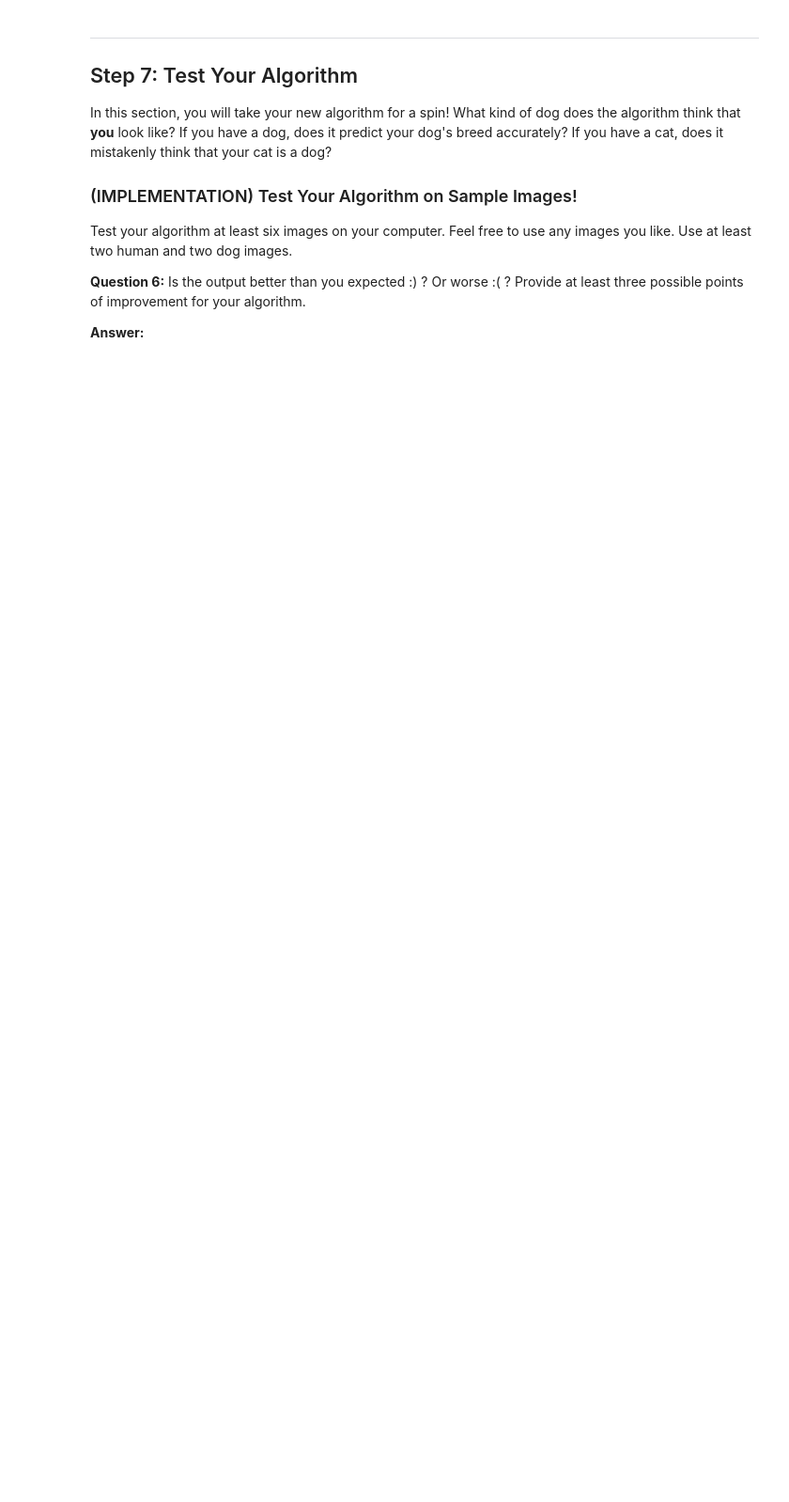
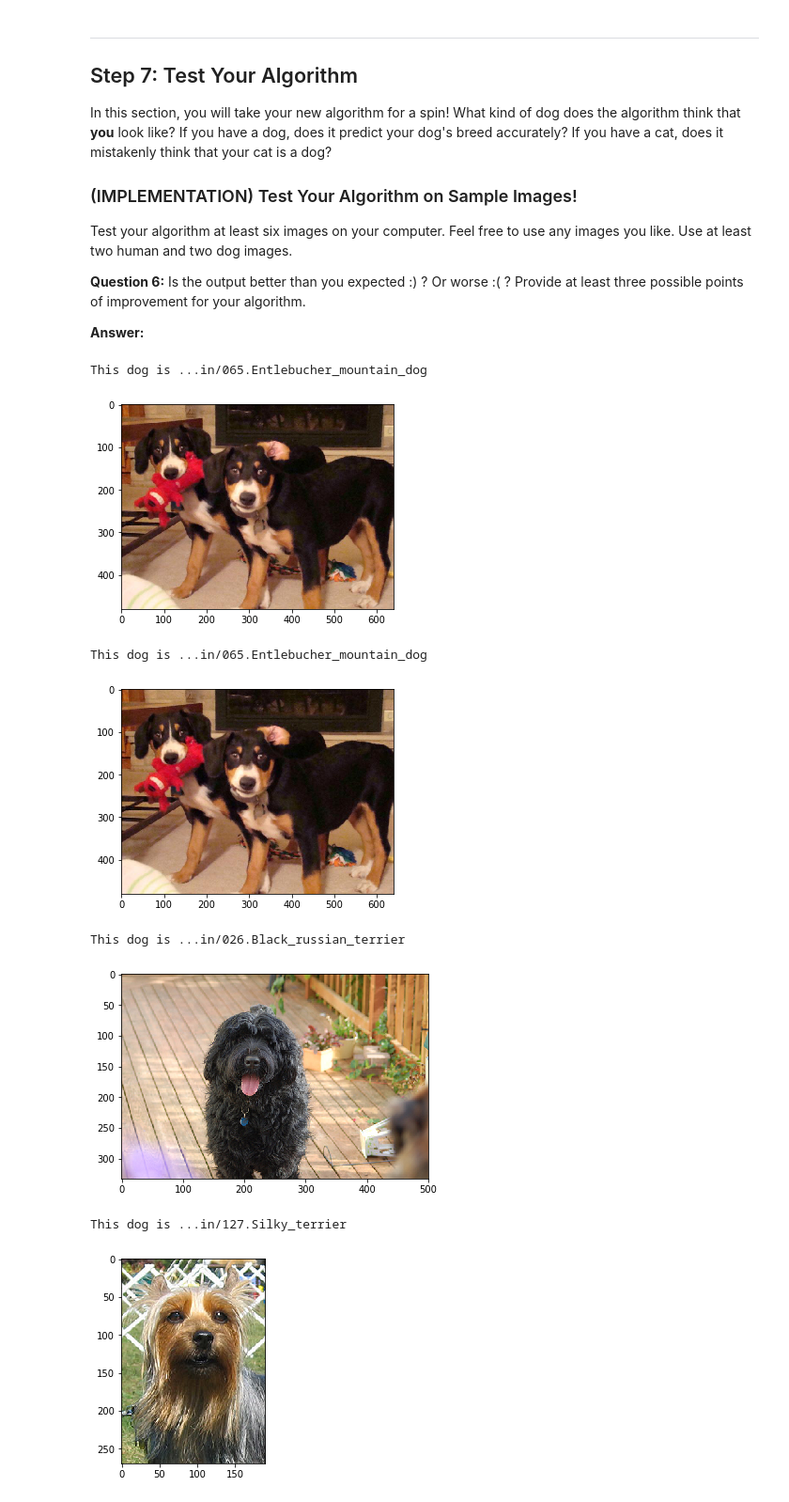
Before and after one commit to HajimeK/dog-project, a Jupyter notebook: dog_app.ipynb, the cells around one changed output. Shown at 94% size. Drawn from its saved outputs; the diff is of its cells as text; code cells hidden in the pictures; blank space fills up the shorter version.

```diff
--- a/dog_app.ipynb
+++ b/dog_app.ipynb
@@ -421,7 +416,7 @@ from keras.callbacks import ModelCheckpoint
 
 ### TODO: specify the number of epochs that you would like to use to train the model.
 
-epochs = 7
+epochs = 10
 
 ### Do NOT modify the code below this line.
 
@@ -468,7 +471,7 @@ To reduce training time without sacrificing accuracy, we show you how to train a
 
 ### Obtain Bottleneck Features
 # %%
-bottleneck_features = np.load('bottleneck_features/DogVGG16Data.npz')
+bottleneck_features = np.load('/data/bottleneck_features/DogVGG16Data.npz')
 train_VGG16 = bottleneck_features['train']
 valid_VGG16 = bottleneck_features['valid']
 test_VGG16 = bottleneck_features['test']
@@ -551,7 +598,7 @@ In the code block below, extract the bottleneck features corresponding to the tr
     test_{network} = bottleneck_features['test']
 # %%
 ### TODO: Obtain bottleneck features from another pre-trained CNN.
-bottleneck_features = np.load('bottleneck_features/DogVGG19Data.npz')
+bottleneck_features = np.load('/data/bottleneck_features/DogVGG19Data.npz')
 train_VGG19 = bottleneck_features['train']
 valid_VGG19 = bottleneck_features['valid']
 test_VGG19 = bottleneck_features['test']
@@ -668,14 +754,15 @@ def hudog_detector(img_path):
     dog = dog_detector(img_path)
     human = face_detector(img_path)
     breed = VGG19_predict_breed(img_path)
-    if human:
+    if dog:
+        print('This dog is ...{}'.format(breed))
+    elif human:
         print('Hello, human\nYou look like a ...{}'.format(breed))
-    elif dog:
-        print('This dog is ...{}'.format(breed))
     else:
         print('Neither human nor dog, could be a cat')
 
-    plt.imshow(cv2.imread(img_path))
+    plt.imshow(cv2.cvtColor(cv2.imread(img_path), cv2.COLOR_BGR2RGB))
+    plt.show()
 
     return breed
 # %% [markdown]
@@ -697,9 +782,17 @@ print(test_files[0])
 # %%
 ## TODO: Execute your algorithm from Step 6 on
 ## at least 6 images on your computer.
 ## Feel free to use as many code cells as needed.
 
-#test_files
-#human_files
-
-hudog_detector(test_files[0])
+arr = np.random.randint(0, len(test_files) - 1, 6)
+for i in arr:
+    hudog_detector(test_files[i])
+# %% [output]
+This dog is ...in/065.Entlebucher_mountain_dog
+[figure, added]
+This dog is ...in/065.Entlebucher_mountain_dog
+[figure, added]
+This dog is ...in/026.Black_russian_terrier
+[figure, added]
+This dog is ...in/127.Silky_terrier
+[figure, added]
```
Also changed, not shown: parts of 25 cells of this notebook.
